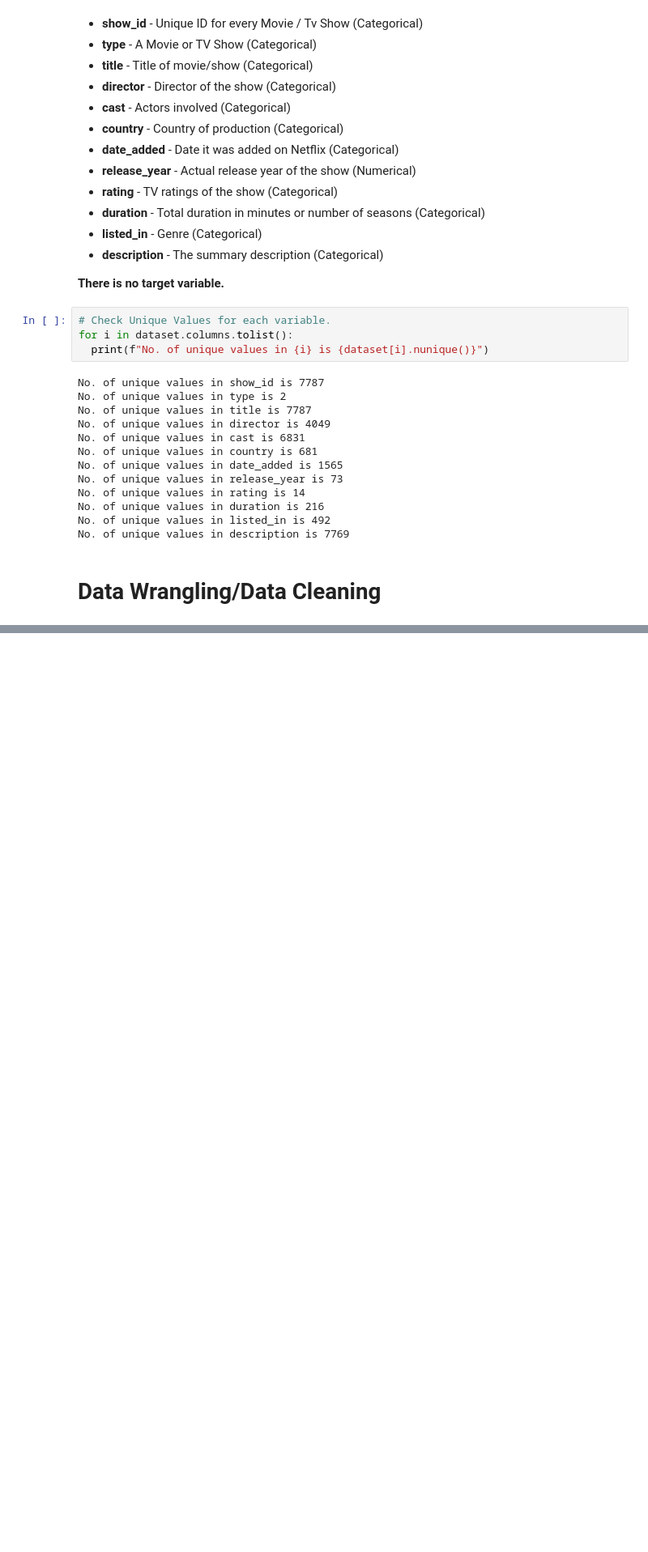
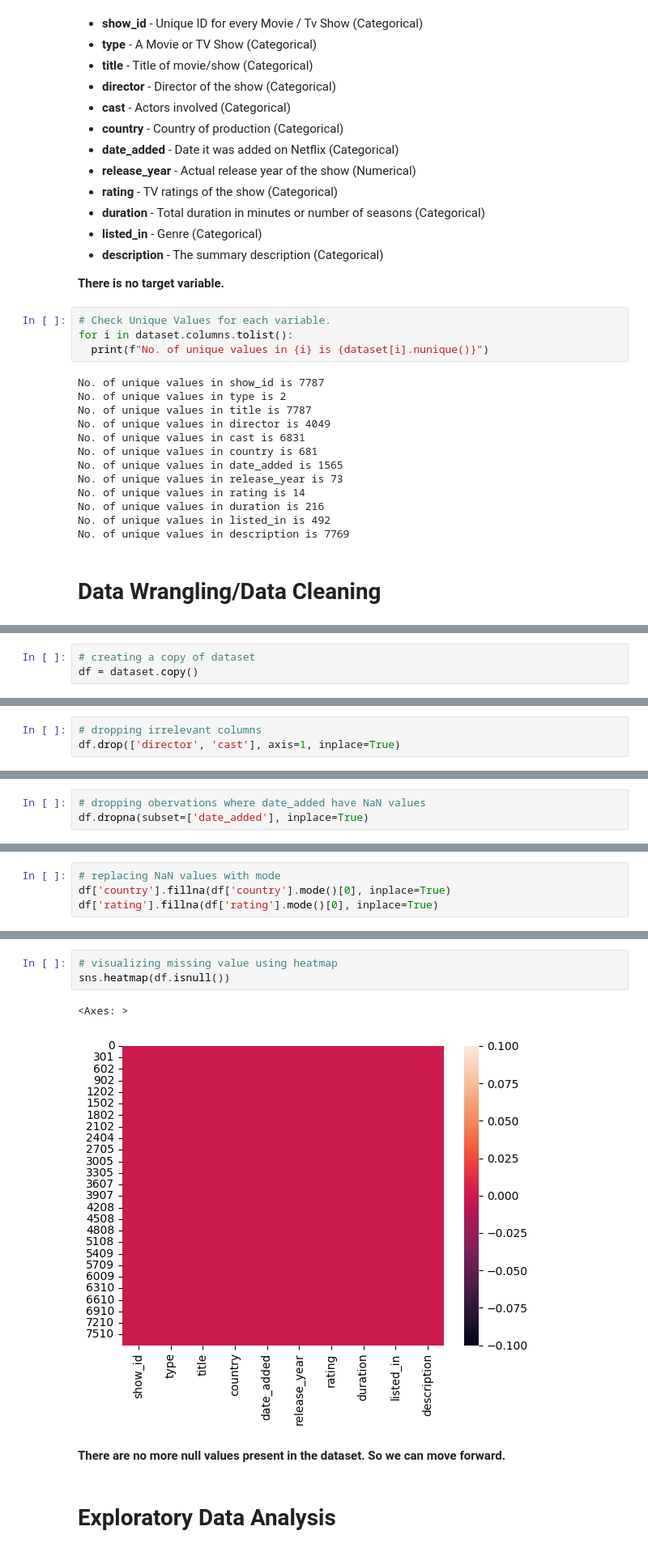
Before and after one commit to anasmalik081/Netflix-Movies-and-TV-Shows-Clustering-Capstone-Project, a Jupyter notebook: Individual_Notebook_Netflix_Movies_and_TV_Shows_Clustering_Capstone_Project.ipynb, the cells around one changed output, grey strips where cells are left out. Shown at 81% size. Saved outputs shown, nothing was run; the diff lists cells and outputs as text; blank space fills up the shorter version.

Commit message:
Data Cleaning Done Commit

```diff
--- a/Individual_Notebook_Netflix_Movies_and_TV_Shows_Clustering_Capstone_Project.ipynb
+++ b/Individual_Notebook_Netflix_Movies_and_TV_Shows_Clustering_Capstone_Project.ipynb
@@ -217,0 +220,3 @@ No. of unique values in description is 7769
+# %%
+# creating a copy of dataset
+df = dataset.copy()
@@ -217,0 +266,3 @@ No. of unique values in description is 7769
+# %%
+# dropping irrelevant columns
+df.drop(['director', 'cast'], axis=1, inplace=True)
@@ -217,0 +276,3 @@ No. of unique values in description is 7769
+# %%
+# dropping obervations where date_added have NaN values
+df.dropna(subset=['date_added'], inplace=True)
@@ -217,0 +292,4 @@ No. of unique values in description is 7769
+# %%
+# replacing NaN values with mode
+df['country'].fillna(df['country'].mode()[0], inplace=True)
+df['rating'].fillna(df['rating'].mode()[0], inplace=True)
@@ -217,0 +311,10 @@ No. of unique values in description is 7769
+# %%
+# visualizing missing value using heatmap
+sns.heatmap(df.isnull())
+# %% [output]
+<Axes: >
+[figure, added]
+# %% [markdown]
+**There are no more null values present in the dataset. So we can move forward.**
+# %% [markdown]
+# Exploratory Data Analysis
```
Also changed, not shown: parts of 13 cells of this notebook.
